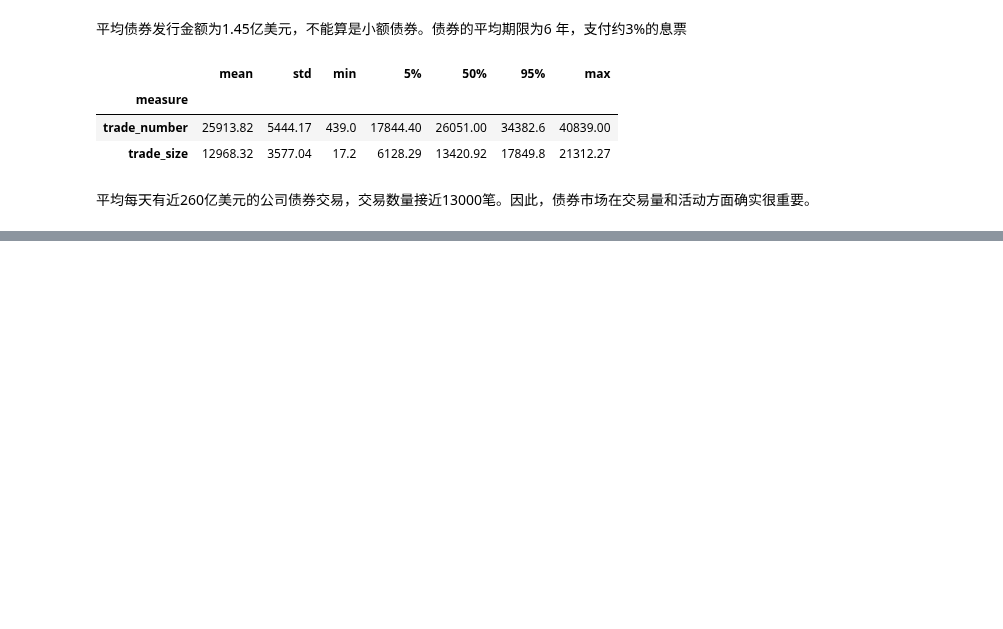
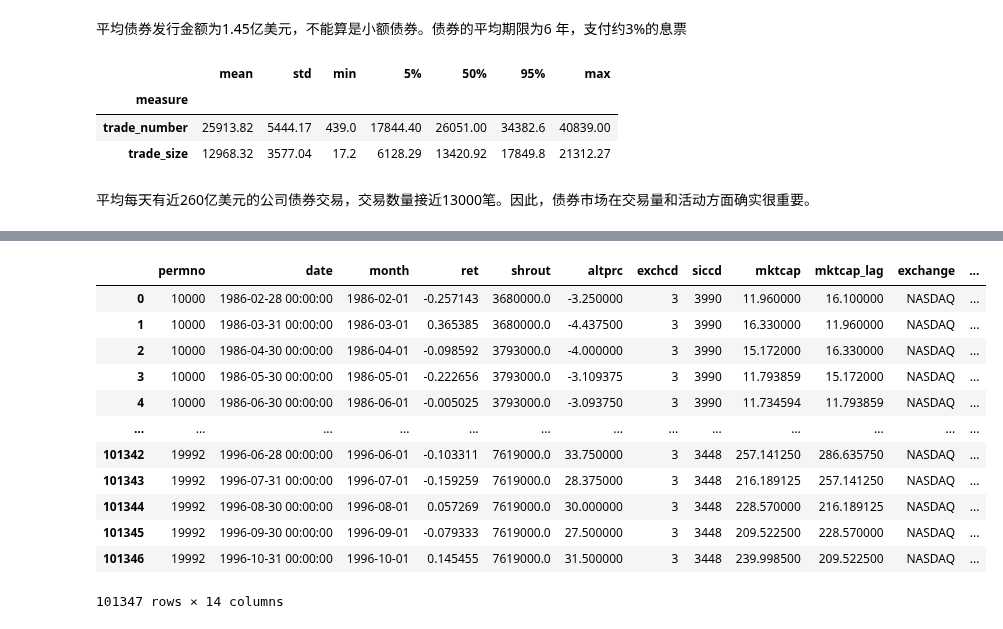
Before and after one commit to WHUFT/WHU_FinTech_Workshop, a Jupyter notebook: 10-研究方法学习班/15-Tidy Finance & Empirical Asset Pricing/01_Financial_data/week1_Finance_data.ipynb, the cells around one changed output, grey strips where cells are left out. Saved outputs shown, nothing was run; the diff lists cells and outputs as text; code cells hidden in the pictures; blank space fills up the shorter version.

```diff
--- a/10-研究方法学习班/15-Tidy Finance & Empirical Asset Pricing/01_Financial_data/week1_Finance_data.ipynb
+++ b/10-研究方法学习班/15-Tidy Finance & Empirical Asset Pricing/01_Financial_data/week1_Finance_data.ipynb
@@ -373,7 +389,15 @@ crsp_monthly['mktcap'] = crsp_monthly['mktcap'].replace(0, np.nan)
 print('市值中有 0' if (crsp_monthly['mktcap'] == 0).any() else '市值中没有 0')
 ##滞后市值
 crsp_monthly.sort_values(['permno', 'month'], inplace=True)##注意这里要按照时间顺序先整理一遍
-crsp_monthly['mktcap_lag'] = crsp_monthly.groupby('permno',sort = False)['mktcap'].apply(lambda x: x.shift(1))
+crsp_monthly['mktcap_lag'] = crsp_monthly.groupby('permno',sort = False)['mktcap'].shift(1)####不需要apply
+##也可以使用构'month_num'的方法
+'''即可构造月份数新列
+def date_to_num(df,name,n):
+    df[name] = pd.to_datetime(df[name])
+    df['month_num'] = (df[name].dt.year-n)*12+df[name].dt.month
+    return df
+bond_daily = date_to_num(bond_daily,'Trddt',2007)#Trddt交易日期
+'''
 crsp_monthly
 # %% [output]
 市值中有 0
@@ -1030,0 +1095,32 @@ average_trade_size
+# %%
+#WHERE;条件语句。
+df = pd.read_sql_query(sql=f'''
+                            SELECT
+                                *
+                            FROM
+                                crsp_monthly
+                            WHERE
+                                industry= 'Manufacturing'
+                                AND exchange = 'NASDAQ'
+                                AND permno LIKE '1%'
+                            ''' , con=tidy_finance,parse_dates = {'month'})
+df
+
+#where LIKE '1%' 以1开头；LIKE '%0' 以0结尾——正则表达式
+#where x between 1500 and 3000;查询x列中在1500和3000之间的值
+#where x in (5000,3000,1500);查询x列中等于 5000，3000，1500 的值
+#where x is null;查询x列为空值的值
+# %% [output]
+|  | permno | date | month | ret | shrout | altprc | exchcd | siccd | mktcap | mktcap_lag | exchange | ... |
+| 0 | 10000 | 1986-02-28 00:00:00 | 1986-02-01 | -0.257143 | 3680000.0 | -3.250000 | 3 | 3990 | 11.960000 | 16.100000 | NASDAQ | ... |
+| 1 | 10000 | 1986-03-31 00:00:00 | 1986-03-01 | 0.365385 | 3680000.0 | -4.437500 | 3 | 3990 | 16.330000 | 11.960000 | NASDAQ | ... |
+| 2 | 10000 | 1986-04-30 00:00:00 | 1986-04-01 | -0.098592 | 3793000.0 | -4.000000 | 3 | 3990 | 15.172000 | 16.330000 | NASDAQ | ... |
+| 3 | 10000 | 1986-05-30 00:00:00 | 1986-05-01 | -0.222656 | 3793000.0 | -3.109375 | 3 | 3990 | 11.793859 | 15.172000 | NASDAQ | ... |
+| 4 | 10000 | 1986-06-30 00:00:00 | 1986-06-01 | -0.005025 | 3793000.0 | -3.093750 | 3 | 3990 | 11.734594 | 11.793859 | NASDAQ | ... |
+| ... | ... | ... | ... | ... | ... | ... | ... | ... | ... | ... | ... | ... |
+| 101342 | 19992 | 1996-06-28 00:00:00 | 1996-06-01 | -0.103311 | 7619000.0 | 33.750000 | 3 | 3448 | 257.141250 | 286.635750 | NASDAQ | ... |
+| 101343 | 19992 | 1996-07-31 00:00:00 | 1996-07-01 | -0.159259 | 7619000.0 | 28.375000 | 3 | 3448 | 216.189125 | 257.141250 | NASDAQ | ... |
+| 101344 | 19992 | 1996-08-30 00:00:00 | 1996-08-01 | 0.057269 | 7619000.0 | 30.000000 | 3 | 3448 | 228.570000 | 216.189125 | NASDAQ | ... |
+| 101345 | 19992 | 1996-09-30 00:00:00 | 1996-09-01 | -0.079333 | 7619000.0 | 27.500000 | 3 | 3448 | 209.522500 | 228.570000 | NASDAQ | ... |
+| 101346 | 19992 | 1996-10-31 00:00:00 | 1996-10-01 | 0.145455 | 7619000.0 | 31.500000 | 3 | 3448 | 239.998500 | 209.522500 | NASDAQ | ... |
+101347 rows × 14 columns
```
Also changed, not shown: parts of 31 cells of this notebook.
